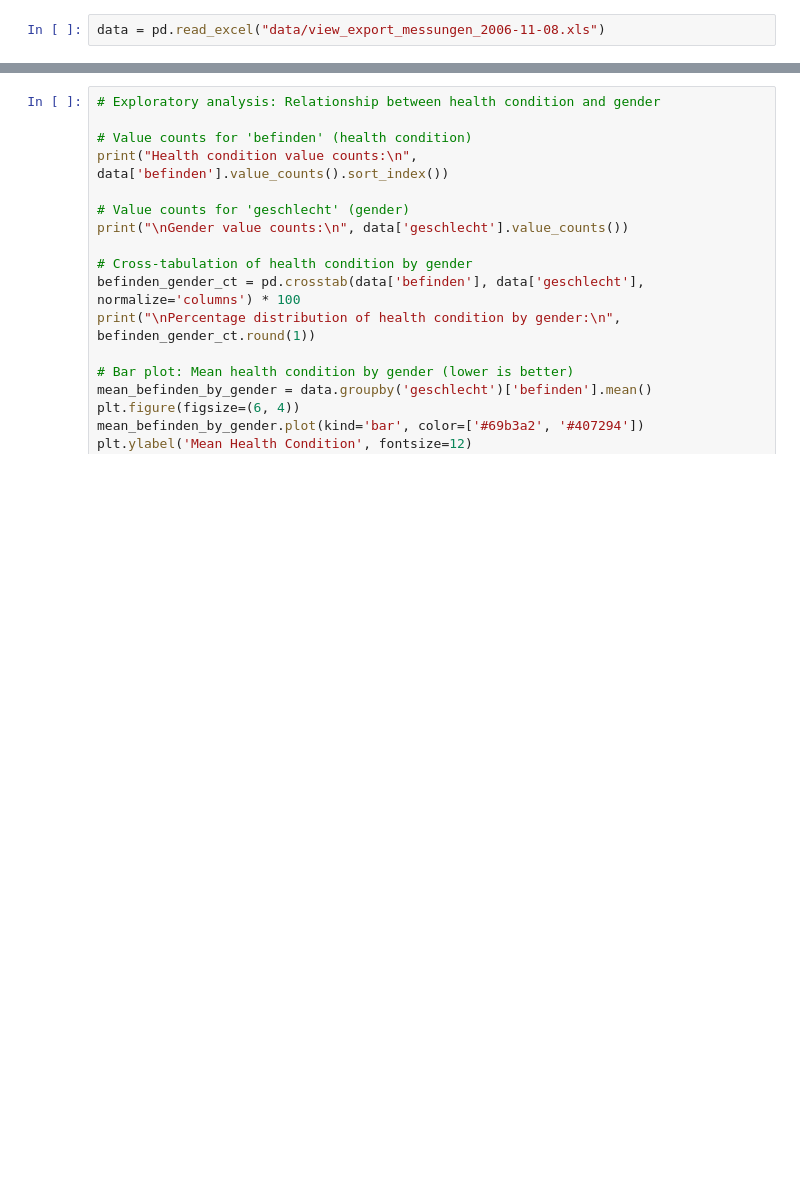
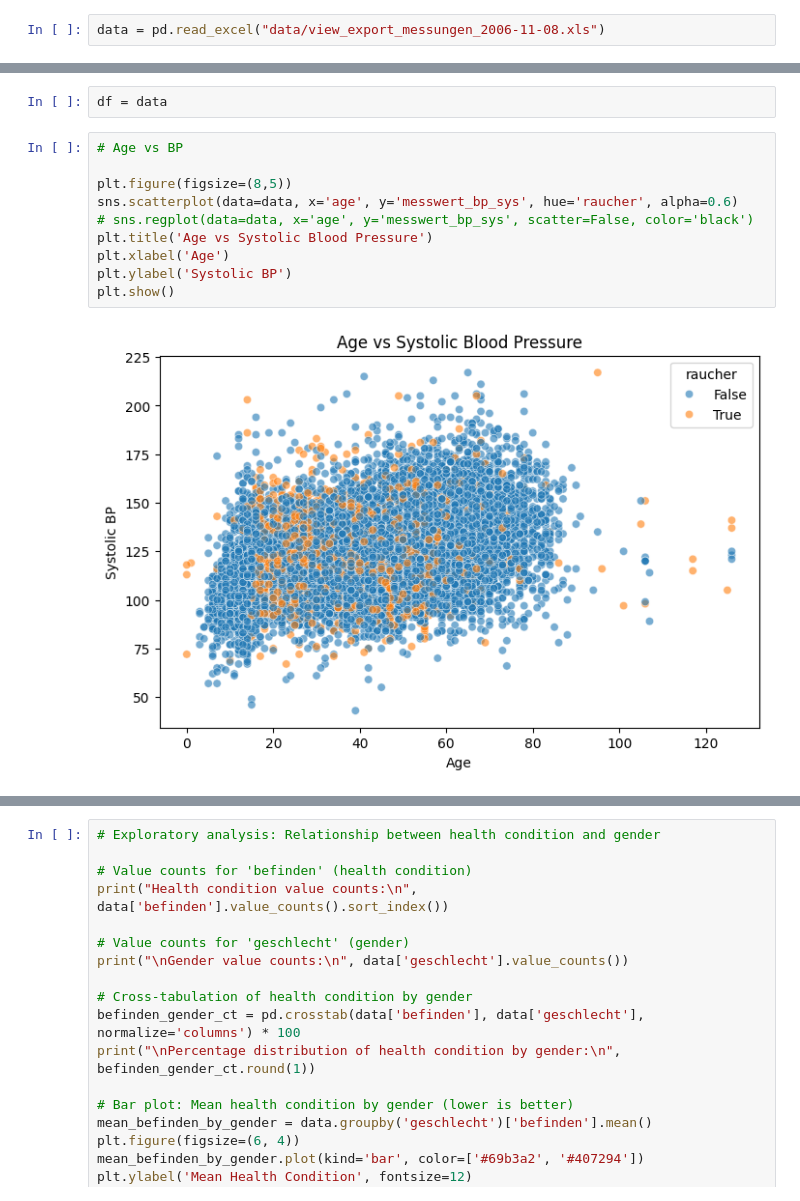
Before and after one commit to bcrohit/case-study, a Jupyter notebook: notebooks/eda.ipynb, the cells around one changed output, grey strips where cells are left out. Drawn from its saved outputs; the diff is of its cells as text; blank space fills up the shorter version.

```diff
--- a/notebooks/eda.ipynb
+++ b/notebooks/eda.ipynb
@@ -11,0 +98,14 @@ data['age'] = 2006 - data['geburtsjahr']
+# %%
+df = data
+# %%
+# Age vs BP
+
+plt.figure(figsize=(8,5))
+sns.scatterplot(data=data, x='age', y='messwert_bp_sys', hue='raucher', alpha=0.6)
+# sns.regplot(data=data, x='age', y='messwert_bp_sys', scatter=False, color='black')
+plt.title('Age vs Systolic Blood Pressure')
+plt.xlabel('Age')
+plt.ylabel('Systolic BP')
+plt.show()
+# %% [output]
+[figure, added]
```
Also changed, not shown: parts of 18 cells of this notebook.
